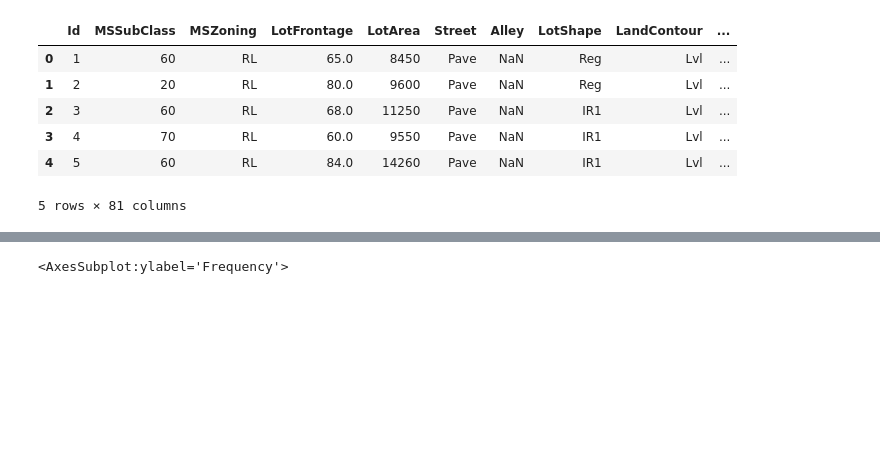
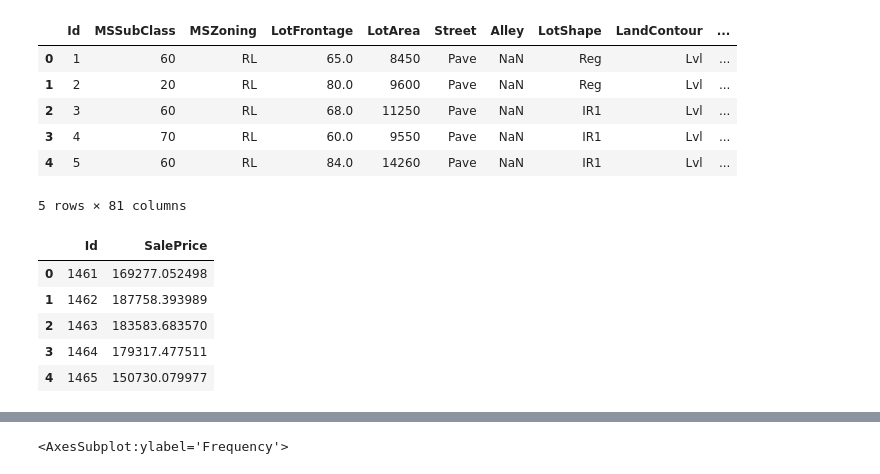
Before and after one commit to JeanMichelBereder/Kaggle, a Jupyter notebook: kaggle-house-prices.ipynb, the cells around one changed output, grey strips where cells are left out. Saved outputs shown, nothing was run; the diff lists cells and outputs as text; code cells hidden in the pictures; blank space fills up the shorter version.

Commit message:
Kaggle Notebook | kaggle_house_prices | Version 3

```diff
--- a/kaggle-house-prices.ipynb
+++ b/kaggle-house-prices.ipynb
@@ -24,6 +14,10 @@ for dirname, _, filenames in os.walk('/kaggle/input'):
 # %%
 train_data = pd.read_csv("/kaggle/input/house-prices-advanced-regression-techniques/train.csv")
 test_data = pd.read_csv("/kaggle/input/house-prices-advanced-regression-techniques/test.csv")
+
+sample_data = pd.read_csv("/kaggle/input/house-prices-advanced-regression-techniques/sample_submission.csv")
+
+f = open("../input/house-prices-advanced-regression-techniques/data_description.txt")
 # %%
 train_data.info()
 # %% [output]
@@ -54,3 +48,12 @@ train_data.head()
 | 3 | 4 | 70 | RL | 60.0 | 9550 | Pave | NaN | IR1 | Lvl | ... |
 | 4 | 5 | 60 | RL | 84.0 | 14260 | Pave | NaN | IR1 | Lvl | ... |
 5 rows × 81 columns
+# %%
+sample_data.head()
+# %% [output]
+|  | Id | SalePrice |
+| 0 | 1461 | 169277.052498 |
+| 1 | 1462 | 187758.393989 |
+| 2 | 1463 | 183583.683570 |
+| 3 | 1464 | 179317.477511 |
+| 4 | 1465 | 150730.079977 |
```
Also changed, not shown: parts of 5 cells of this notebook.
